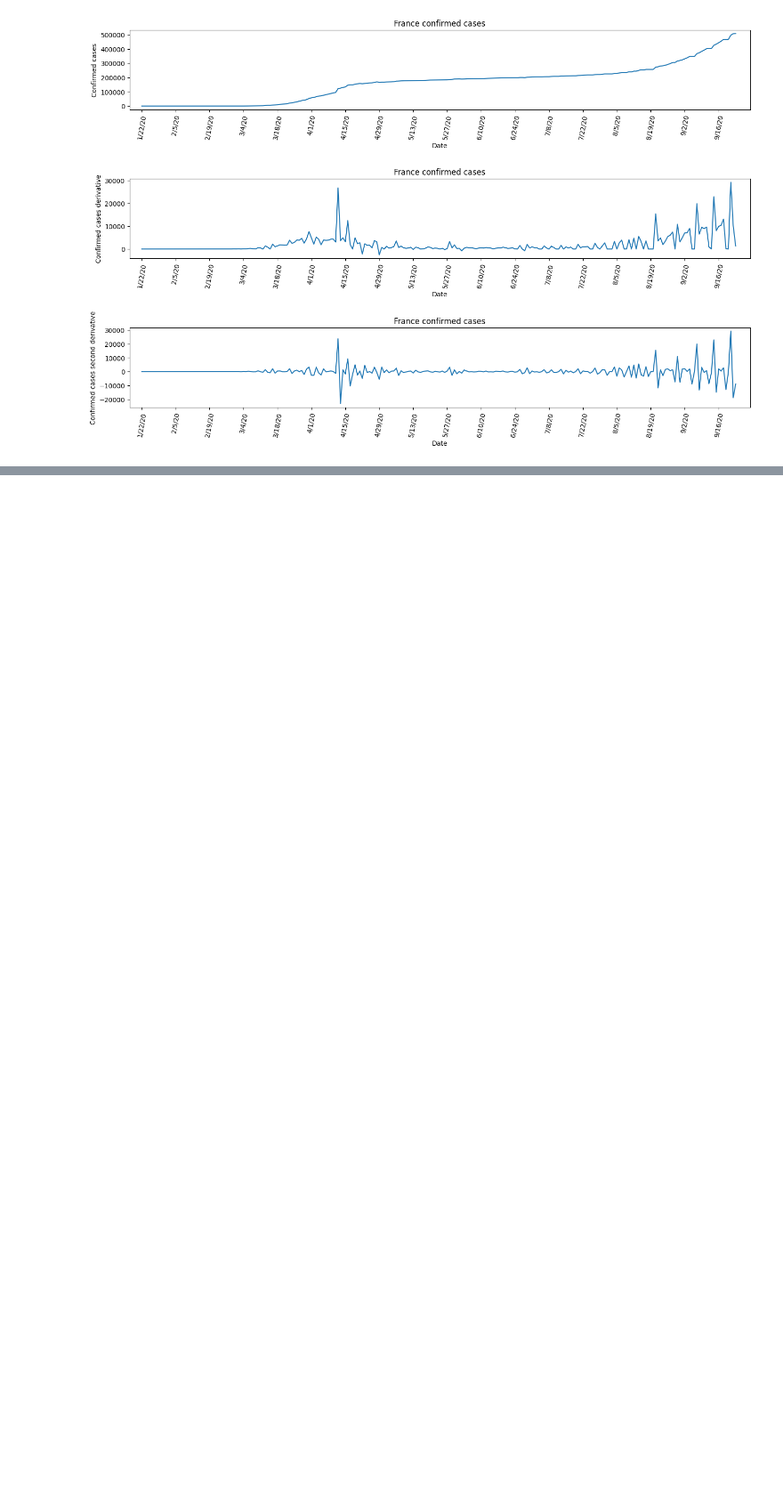
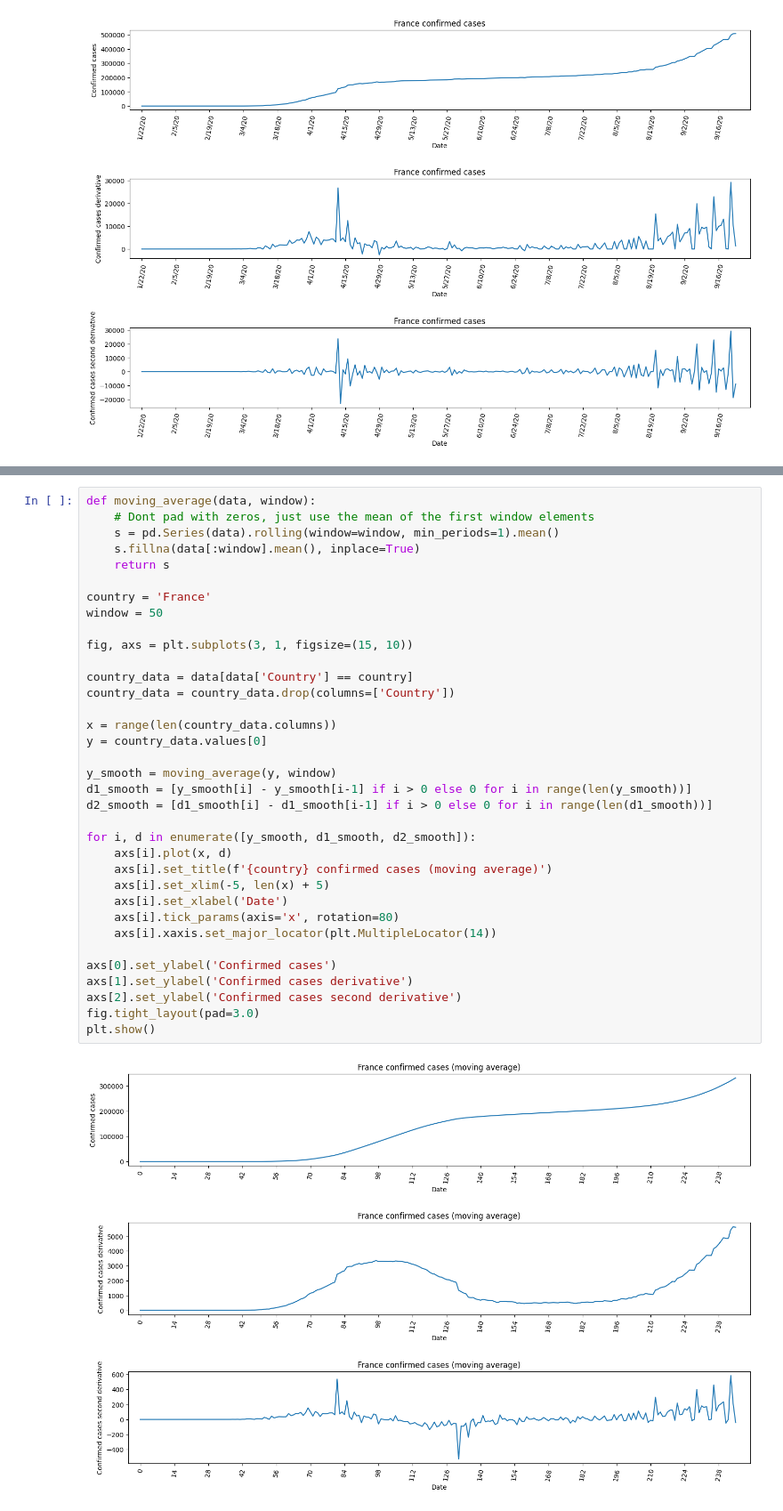
Before and after one commit to tom-sartori/BIN710, a Jupyter notebook: Project/clipping_curves.ipynb, the cells around one changed output, grey strips where cells are left out. Shown at 89% size. Cells and saved outputs as stored; diff of their text form; blank space fills up the shorter version.

```diff
--- a/Project/clipping_curves.ipynb
+++ b/Project/clipping_curves.ipynb
@@ -45,0 +92,37 @@ plt.show()
+# %%
+def moving_average(data, window):
+    # Dont pad with zeros, just use the mean of the first window elements
+    s = pd.Series(data).rolling(window=window, min_periods=1).mean()
+    s.fillna(data[:window].mean(), inplace=True)
+    return s
+
+country = 'France'
+window = 50
+
+fig, axs = plt.subplots(3, 1, figsize=(15, 10))
+
+country_data = data[data['Country'] == country]
+country_data = country_data.drop(columns=['Country'])
+
+x = range(len(country_data.columns))
+y = country_data.values[0]
+
+y_smooth = moving_average(y, window)
+d1_smooth = [y_smooth[i] - y_smooth[i-1] if i > 0 else 0 for i in range(len(y_smooth))]
+d2_smooth = [d1_smooth[i] - d1_smooth[i-1] if i > 0 else 0 for i in range(len(d1_smooth))]
+
+for i, d in enumerate([y_smooth, d1_smooth, d2_smooth]):
+    axs[i].plot(x, d)
+    axs[i].set_title(f'{country} confirmed cases (moving average)')
+    axs[i].set_xlim(-5, len(x) + 5)
+    axs[i].set_xlabel('Date')
+    axs[i].tick_params(axis='x', rotation=80)
+    axs[i].xaxis.set_major_locator(plt.MultipleLocator(14))
+
+axs[0].set_ylabel('Confirmed cases')
+axs[1].set_ylabel('Confirmed cases derivative')
+axs[2].set_ylabel('Confirmed cases second derivative')
+fig.tight_layout(pad=3.0)
+plt.show()
+# %% [output]
+[figure, added]
```
Also changed, not shown: parts of 4 cells of this notebook.
